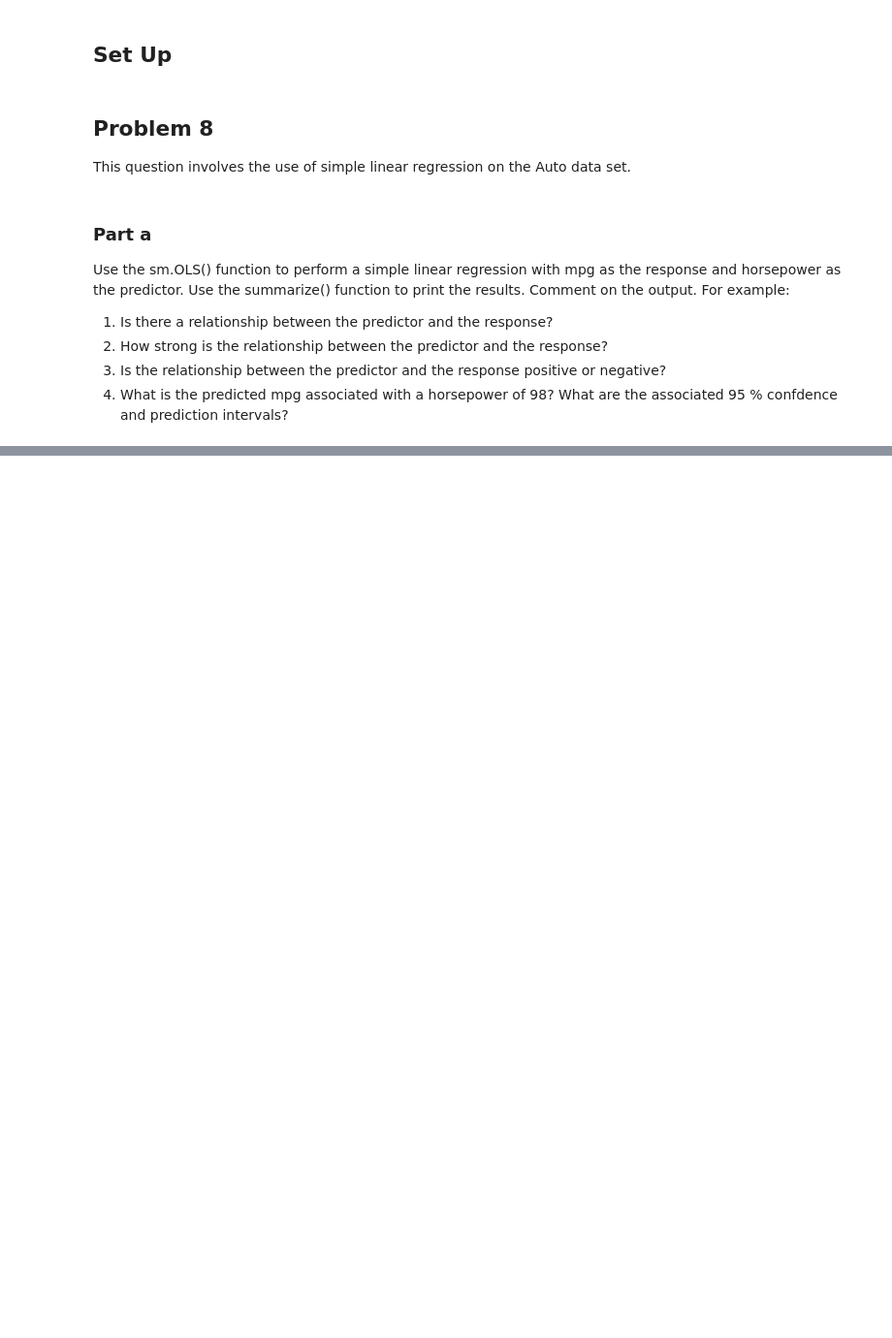
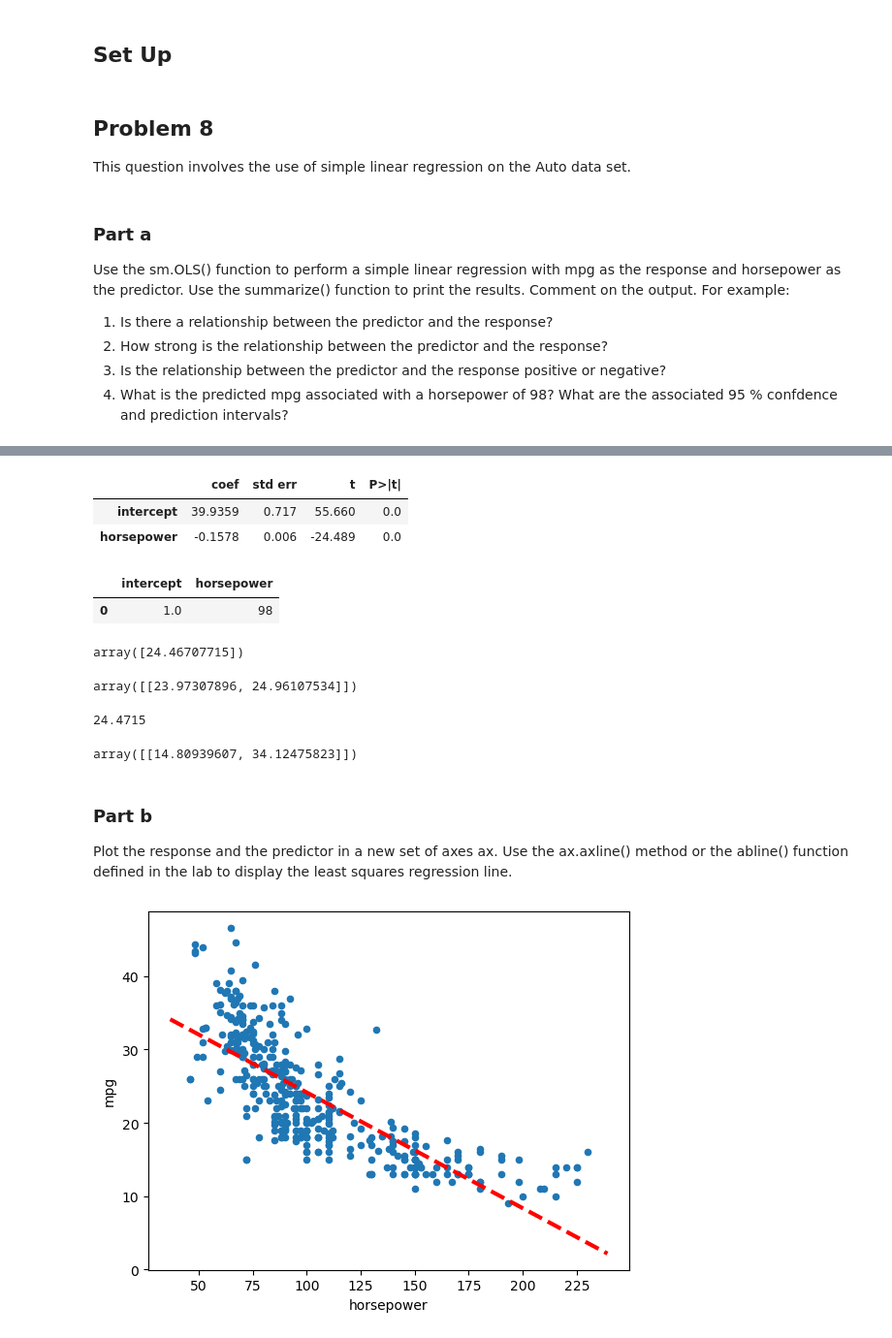
Before and after one commit to kmerkl22/k-s-ISL, a Jupyter notebook: Notebooks/Ch03-ISLExercises.ipynb, the cells around one changed output, grey strips where cells are left out. Shown: that part at 97% size. Drawn from its saved outputs; the diff is of its cells as text; code cells hidden in the pictures; blank space fills up the shorter version.

```diff
--- a/Notebooks/Ch03-ISLExercises.ipynb
+++ b/Notebooks/Ch03-ISLExercises.ipynb
@@ -38,3 +38,6 @@ positive or negative?
 4.   What is the predicted mpg associated with a horsepower of
 98? What are the associated 95 % confdence and prediction
 intervals?
+# %%
+Auto = load_data("Auto")
+Auto.columns
@@ -40,0 +48,4 @@ intervals?
+# %%
+X = pd.DataFrame({'intercept': np.ones(Auto.shape[0]),
+                  'horsepower': Auto['horsepower']})
+X[:4]
@@ -40,0 +58,58 @@ intervals?
+# %%
+y = Auto['mpg']
+model = sm.OLS(y, X)
+results = model.fit()
+# %%
+summarize(results)
+# %% [output]
+|  | coef | std err | t | P>|t| |
+| intercept | 39.9359 | 0.717 | 55.660 | 0.0 |
+| horsepower | -0.1578 | 0.006 | -24.489 | 0.0 |
+# %%
+design = MS(['horsepower'])
+design = design.fit(Auto)
+new_df = pd.DataFrame({'horsepower':[98]})
+newX = design.transform(new_df)
+newX
+# %% [output]
+|  | intercept | horsepower |
+| 0 | 1.0 | 98 |
+# %%
+new_prediction = results.get_prediction(newX)
+new_prediction.predicted_mean
+# %% [output]
+array([24.46707715])
+# %%
+#95% confidence interval
+new_prediction.conf_int(alpha=0.05)
+# %% [output]
+array([[23.97307896, 24.96107534]])
+# %%
+39.9359	+ -0.1578*98
+# %% [output]
+24.4715
+# %%
+#prediction interval - wider?
+new_prediction.conf_int(obs=True, alpha=0.05)
+# %% [output]
+array([[14.80939607, 34.12475823]])
+# %% [markdown]
+### Part b
+Plot the response and the predictor in a new set of axes ax. Use
+the ax.axline() method or the abline() function defined in the
+lab to display the least squares regression line.
+# %%
+def abline(ax, b, m, *args, **kwargs):
+    "Add a line with slope m and intercept b to ax"
+    xlim = ax.get_xlim()
+    ylim = [m * xlim[0] + b, m * xlim[1] + b]
+    ax.plot(xlim, ylim, *args, **kwargs)
+# %%
+ax = Auto.plot.scatter('horsepower', 'mpg')
+abline(ax,
+       results.params[0],
+       results.params[1],
+       'r--',
+       linewidth=3)
+# %% [output]
+[figure, added]
```
Also changed, not shown: parts of 5 cells of this notebook.
